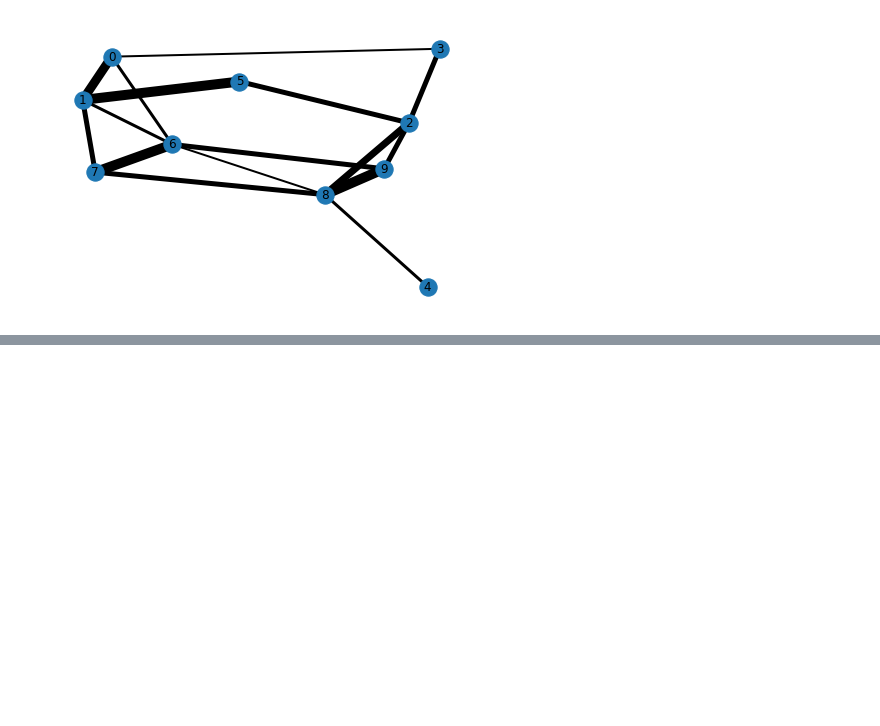
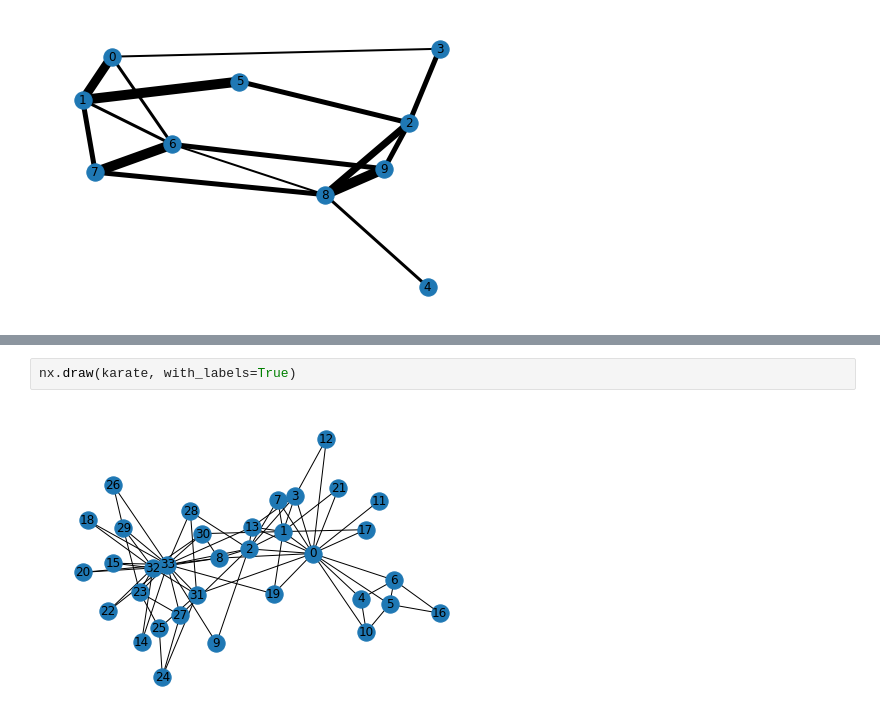
Before and after one commit to Barry0121/graph-neural-net-benchmark, a Jupyter notebook: notebooks/random_walk.ipynb, the cells around one changed output, grey strips where cells are left out. Cells and saved outputs as stored; diff of their text form; blank space fills up the shorter version.

```diff
--- a/notebooks/random_walk.ipynb
+++ b/notebooks/random_walk.ipynb
@@ -117,0 +209,4 @@ nx.draw(graph, with_labels=True, width=weights)
+# %%
+nx.draw(karate, with_labels=True)
+# %% [output]
+[figure, added]
```
Also changed, not shown: parts of 7 cells of this notebook, 1 other file.
